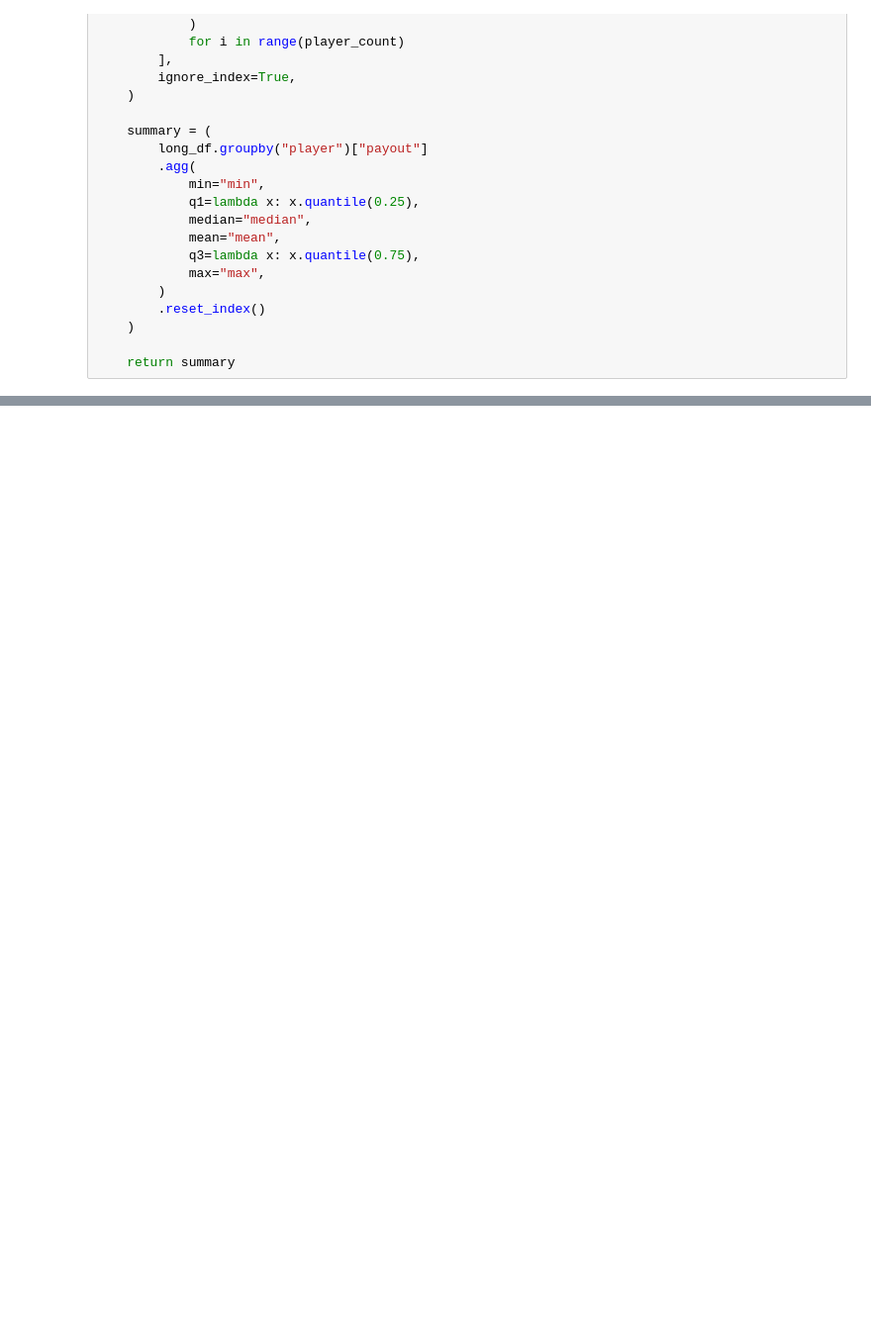
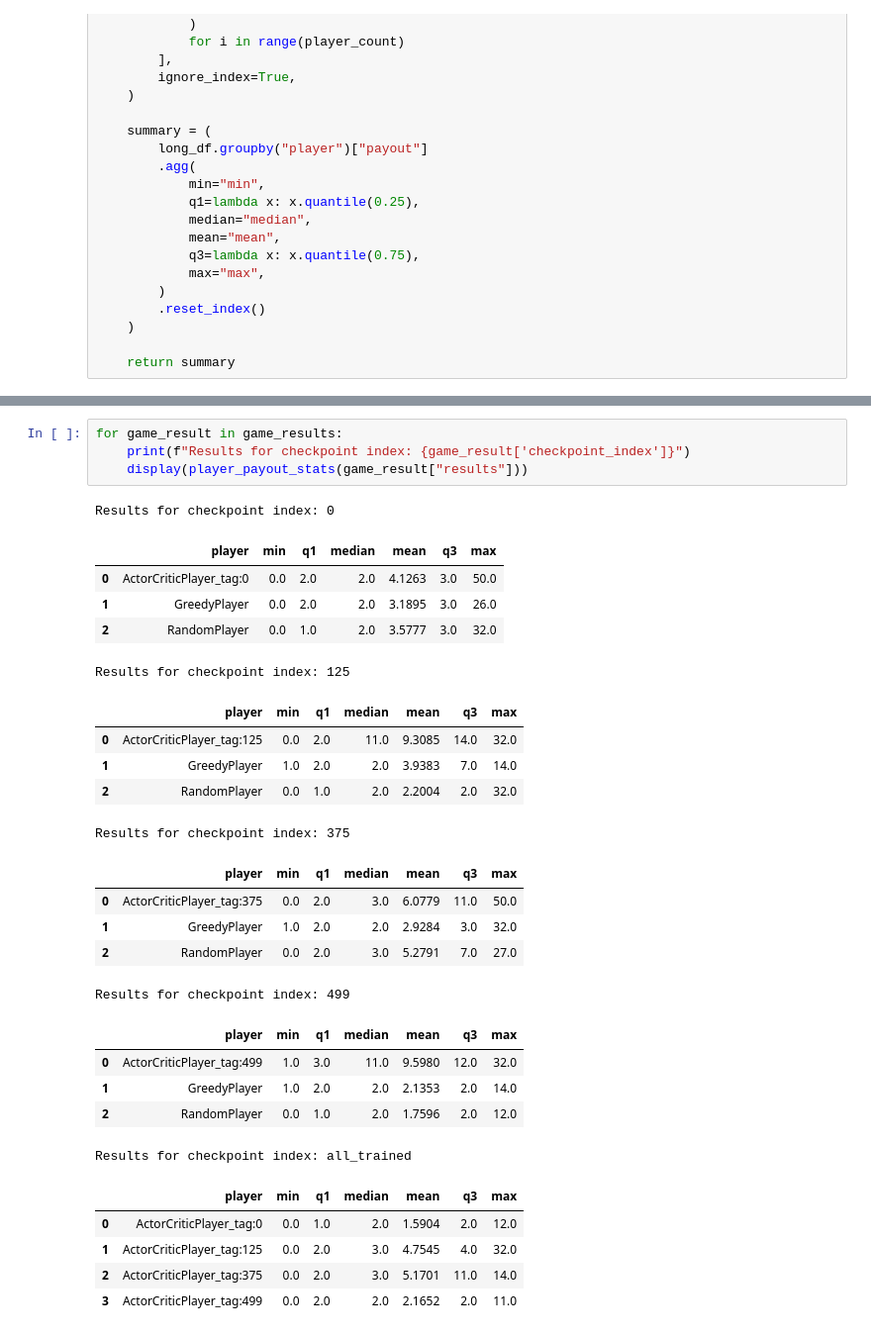
Before and after one commit to tonipenya/clepto_ninja, a Jupyter notebook: train.ipynb, the cells around one changed output, grey strips where cells are left out. Shown at 99% size. Drawn from its saved outputs; the diff is of its cells as text; blank space fills up the shorter version.

```diff
--- a/train.ipynb
+++ b/train.ipynb
@@ -311,0 +753,31 @@ game_results[[c for c in game_results.columns if "payout_" in c]].describe()
+# %%
+for game_result in game_results:
+    print(f"Results for checkpoint index: {game_result['checkpoint_index']}")
+    display(player_payout_stats(game_result["results"]))
+# %% [output]
+Results for checkpoint index: 0
+|  | player | min | q1 | median | mean | q3 | max |
+| 0 | ActorCriticPlayer_tag:0 | 0.0 | 2.0 | 2.0 | 4.1263 | 3.0 | 50.0 |
+| 1 | GreedyPlayer | 0.0 | 2.0 | 2.0 | 3.1895 | 3.0 | 26.0 |
+| 2 | RandomPlayer | 0.0 | 1.0 | 2.0 | 3.5777 | 3.0 | 32.0 |
+Results for checkpoint index: 125
+|  | player | min | q1 | median | mean | q3 | max |
+| 0 | ActorCriticPlayer_tag:125 | 0.0 | 2.0 | 11.0 | 9.3085 | 14.0 | 32.0 |
+| 1 | GreedyPlayer | 1.0 | 2.0 | 2.0 | 3.9383 | 7.0 | 14.0 |
+| 2 | RandomPlayer | 0.0 | 1.0 | 2.0 | 2.2004 | 2.0 | 32.0 |
+Results for checkpoint index: 375
+|  | player | min | q1 | median | mean | q3 | max |
+| 0 | ActorCriticPlayer_tag:375 | 0.0 | 2.0 | 3.0 | 6.0779 | 11.0 | 50.0 |
+| 1 | GreedyPlayer | 1.0 | 2.0 | 2.0 | 2.9284 | 3.0 | 32.0 |
+| 2 | RandomPlayer | 0.0 | 2.0 | 3.0 | 5.2791 | 7.0 | 27.0 |
+Results for checkpoint index: 499
+|  | player | min | q1 | median | mean | q3 | max |
+| 0 | ActorCriticPlayer_tag:499 | 1.0 | 3.0 | 11.0 | 9.5980 | 12.0 | 32.0 |
+| 1 | GreedyPlayer | 1.0 | 2.0 | 2.0 | 2.1353 | 2.0 | 14.0 |
+| 2 | RandomPlayer | 0.0 | 1.0 | 2.0 | 1.7596 | 2.0 | 12.0 |
+Results for checkpoint index: all_trained
+|  | player | min | q1 | median | mean | q3 | max |
+| 0 | ActorCriticPlayer_tag:0 | 0.0 | 1.0 | 2.0 | 1.5904 | 2.0 | 12.0 |
+| 1 | ActorCriticPlayer_tag:125 | 0.0 | 2.0 | 3.0 | 4.7545 | 4.0 | 32.0 |
+| 2 | ActorCriticPlayer_tag:375 | 0.0 | 2.0 | 3.0 | 5.1701 | 11.0 | 14.0 |
+| 3 | ActorCriticPlayer_tag:499 | 0.0 | 2.0 | 2.0 | 2.1652 | 2.0 | 11.0 |
```
Also changed, not shown: parts of 33 cells of this notebook, 1 other file.
